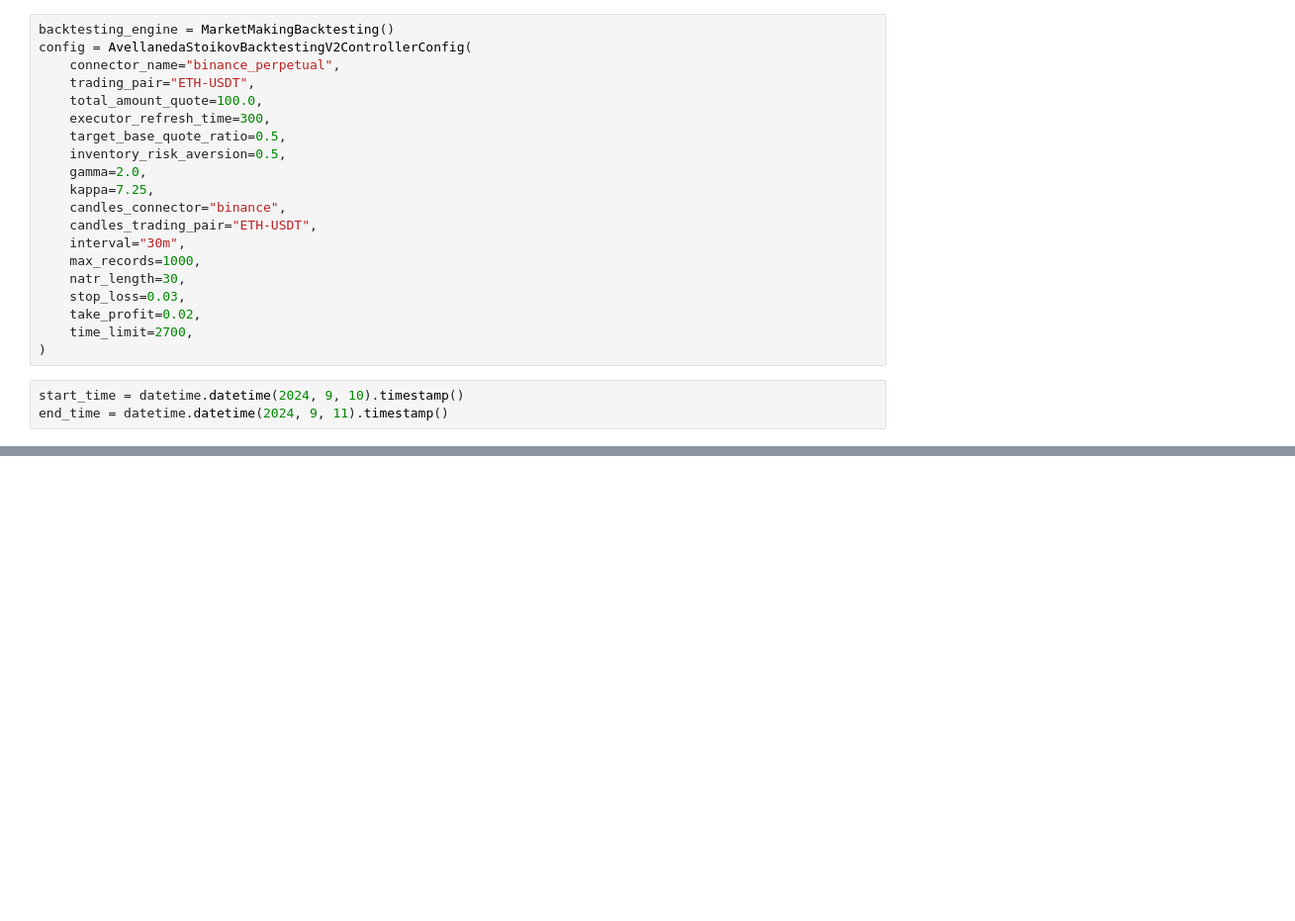
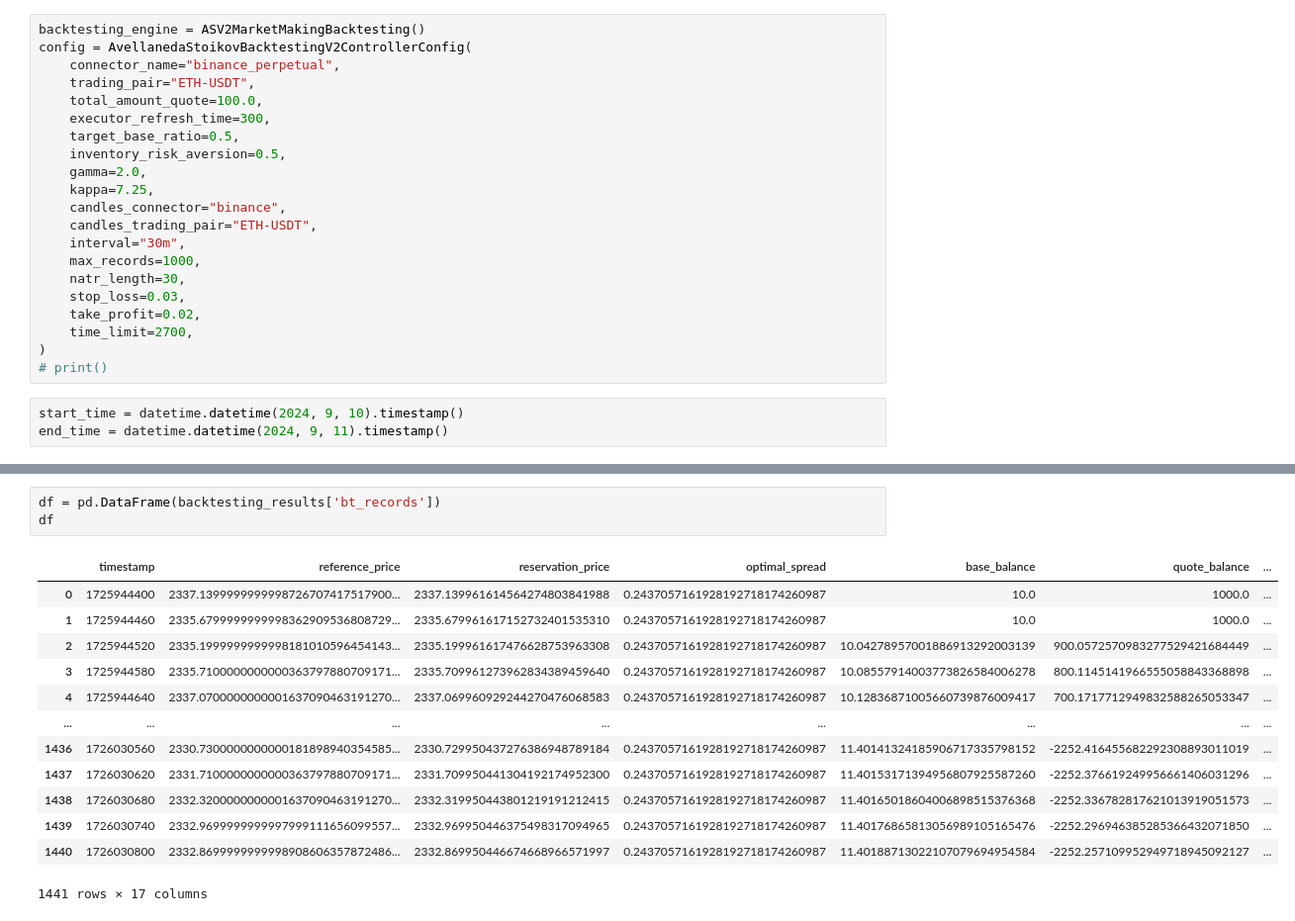
Before and after one commit to dingsen2/quants-lab, a Jupyter notebook: research_notebooks/avellaneda_stoikov_v2/3_backtesting.ipynb, the cells around one changed output, grey strips where cells are left out. Shown at 99% size. Saved outputs shown, nothing was run; the diff lists cells and outputs as text; blank space fills up the shorter version.

Commit message:
1. Now I am able to run backtesting for AS strategy, Thierry should be able to start testing with current framework. 2. will look into more on how to optimize the parameters selection

```diff
--- a/research_notebooks/avellaneda_stoikov_v2/3_backtesting.ipynb
+++ b/research_notebooks/avellaneda_stoikov_v2/3_backtesting.ipynb
@@ -16,11 +19,11 @@ backtesting = ASV2MarketMakingBacktesting(root_path=root_path, load_cached_data=
 # %%
-backtesting_engine = MarketMakingBacktesting()
+backtesting_engine = ASV2MarketMakingBacktesting()
 config = AvellanedaStoikovBacktestingV2ControllerConfig(
     connector_name="binance_perpetual",
     trading_pair="ETH-USDT",
     total_amount_quote=100.0,
     executor_refresh_time=300,
-    target_base_quote_ratio=0.5,
+    target_base_ratio=0.5,
     inventory_risk_aversion=0.5,
     gamma=2.0,
     kappa=7.25,
@@ -33,6 +36,7 @@ config = AvellanedaStoikovBacktestingV2ControllerConfig(
     take_profit=0.02,
     time_limit=2700,
 )
+# print()
 # %%
 start_time = datetime.datetime(2024, 9, 10).timestamp()
 end_time = datetime.datetime(2024, 9, 11).timestamp()
@@ -62 +80,18 @@ dict_keys(['reference_price', 'reservation_price', 'optimal_spread', 'inventory'
+# %%
+df = pd.DataFrame(backtesting_results['bt_records'])
+df
+# %% [output]
+|  | timestamp | reference_price | reservation_price | optimal_spread | base_balance | quote_balance | ... |
+| 0 | 1725944400 | 2337.1399999999998726707417517900... | 2337.139961614564274803841988 | 0.2437057161928192718174260987 | 10.0 | 1000.0 | ... |
+| 1 | 1725944460 | 2335.6799999999998362909536808729... | 2335.679961617152732401535310 | 0.2437057161928192718174260987 | 10.0 | 1000.0 | ... |
+| 2 | 1725944520 | 2335.1999999999998181010596454143... | 2335.199961617476628753963308 | 0.2437057161928192718174260987 | 10.04278957001886913292003139 | 900.0572570983277529421684449 | ... |
+| 3 | 1725944580 | 2335.7100000000000363797880709171... | 2335.709961273962834389459640 | 0.2437057161928192718174260987 | 10.08557914003773826584006278 | 800.1145141966555058843368898 | ... |
+| 4 | 1725944640 | 2337.0700000000001637090463191270... | 2337.069960929244270476068583 | 0.2437057161928192718174260987 | 10.12836871005660739876009417 | 700.1717712949832588265053347 | ... |
+| ... | ... | ... | ... | ... | ... | ... | ... |
+| 1436 | 1726030560 | 2330.7300000000000181898940354585... | 2330.729950437276386948789184 | 0.2437057161928192718174260987 | 11.40141324185906717335798152 | -2252.416455682292308893011019 | ... |
+| 1437 | 1726030620 | 2331.7100000000000363797880709171... | 2331.709950441304192174952300 | 0.2437057161928192718174260987 | 11.40153171394956807925587260 | -2252.376619249956661406031296 | ... |
+| 1438 | 1726030680 | 2332.3200000000001637090463191270... | 2332.319950443801219191212415 | 0.2437057161928192718174260987 | 11.40165018604006898515376368 | -2252.336782817621013919051573 | ... |
+| 1439 | 1726030740 | 2332.9699999999997999111656099557... | 2332.969950446375498317094965 | 0.2437057161928192718174260987 | 11.40176865813056989105165476 | -2252.296946385285366432071850 | ... |
+| 1440 | 1726030800 | 2332.8699999999998908606357872486... | 2332.869950446674668966571997 | 0.2437057161928192718174260987 | 11.40188713022107079694954584 | -2252.257109952949718945092127 | ... |
+1441 rows × 17 columns
 # %%
```
Also changed, not shown: parts of 7 cells of this notebook, 4 other files.
